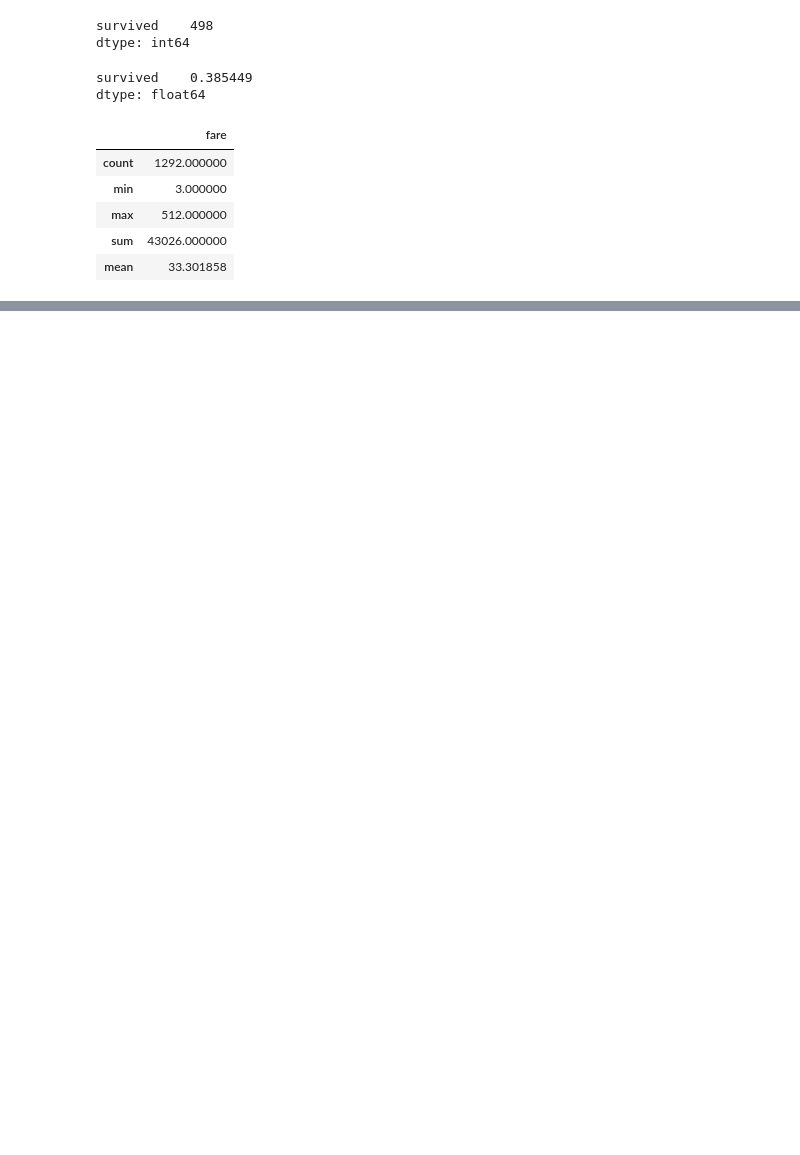
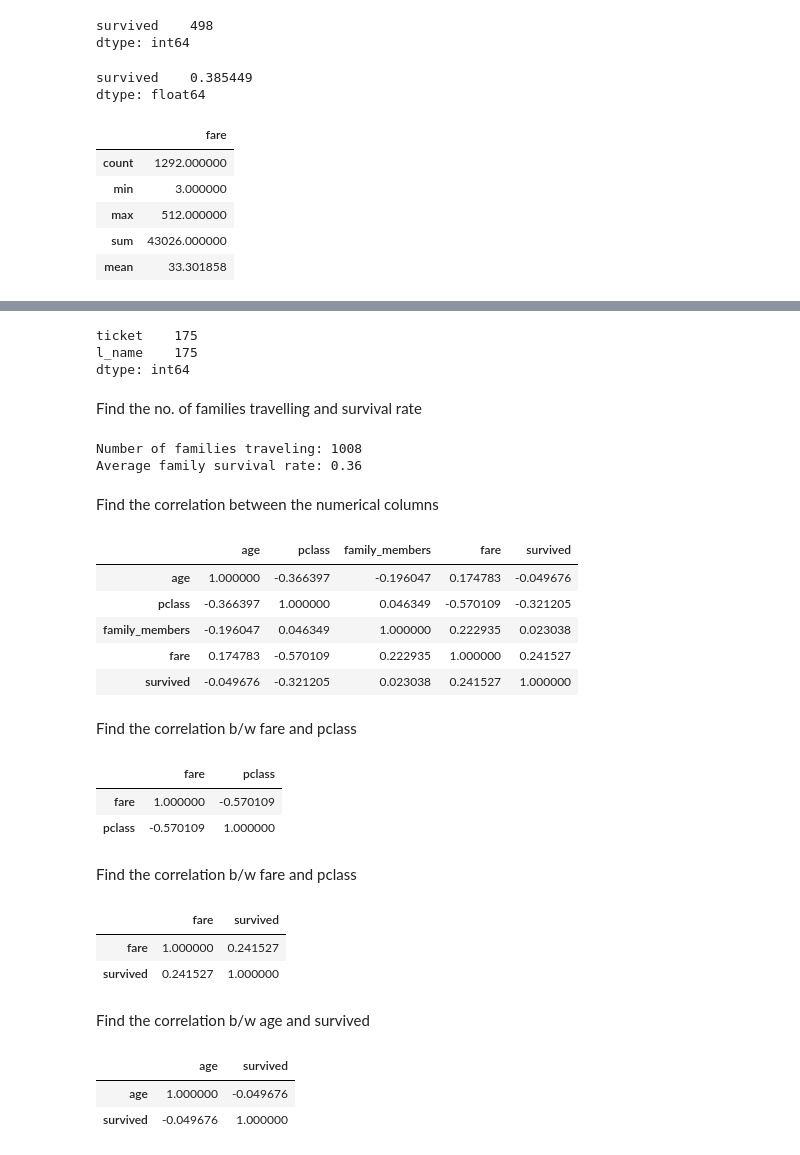
Before and after one commit to NotOnlyGeeks/LearnPandas, a Jupyter notebook: pandas2.ipynb, the cells around one changed output, grey strips where cells are left out. Drawn from its saved outputs; the diff is of its cells as text; code cells hidden in the pictures; blank space fills up the shorter version.

```diff
--- a/pandas2.ipynb
+++ b/pandas2.ipynb
@@ -503,0 +670,10 @@ df.agg(cond)
+# %%
+gp_obj = df.groupby(['l_name','ticket'])
+c_df = gp_obj[['ticket','l_name']].count()
+c_df[c_df>1].count()
+# %% [output]
+ticket    175
+l_name    175
+dtype: int64
+# %% [markdown]
+Find the no. of families travelling and survival rate
@@ -503,0 +682,52 @@ df.agg(cond)
+# %%
+df2["Family_ID"] = df2["l_name"] + "_" + df2["ticket"].astype(str)
+
+# Count unique families
+num_families = df2["Family_ID"].nunique()
+
+# Calculate family survival rate
+family_survival_rate = df2.groupby("Family_ID")["survived"].mean().mean()
+
+print(f"Number of families traveling: {num_families}")
+print(f"Average family survival rate: {family_survival_rate:.2f}")
+# %% [output]
+Number of families traveling: 1008
+Average family survival rate: 0.36
+# %% [markdown]
+Find the correlation between the numerical columns
+# %%
+df.corr(numeric_only=True)
+# %% [output]
+|  | age | pclass | family_members | fare | survived |
+| age | 1.000000 | -0.366397 | -0.196047 | 0.174783 | -0.049676 |
+| pclass | -0.366397 | 1.000000 | 0.046349 | -0.570109 | -0.321205 |
+| family_members | -0.196047 | 0.046349 | 1.000000 | 0.222935 | 0.023038 |
+| fare | 0.174783 | -0.570109 | 0.222935 | 1.000000 | 0.241527 |
+| survived | -0.049676 | -0.321205 | 0.023038 | 0.241527 | 1.000000 |
+# %% [markdown]
+Find the correlation b/w fare and pclass
+# %%
+cols = ['fare','pclass']
+df[cols].corr()
+# %% [output]
+|  | fare | pclass |
+| fare | 1.000000 | -0.570109 |
+| pclass | -0.570109 | 1.000000 |
+# %% [markdown]
+Find the correlation b/w fare and pclass
+# %%
+cols = ['fare','survived']
+df[cols].corr()
+# %% [output]
+|  | fare | survived |
+| fare | 1.000000 | 0.241527 |
+| survived | 0.241527 | 1.000000 |
+# %% [markdown]
+Find the correlation b/w age and survived
+# %%
+cols = ['age','survived']
+df[cols].corr()
+# %% [output]
+|  | age | survived |
+| age | 1.000000 | -0.049676 |
+| survived | -0.049676 | 1.000000 |
```
Also changed, not shown: parts of 34 cells of this notebook.
